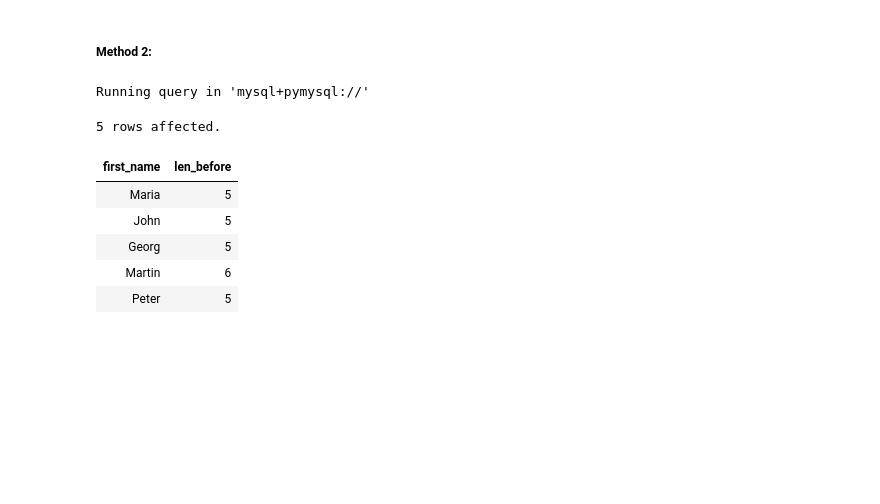
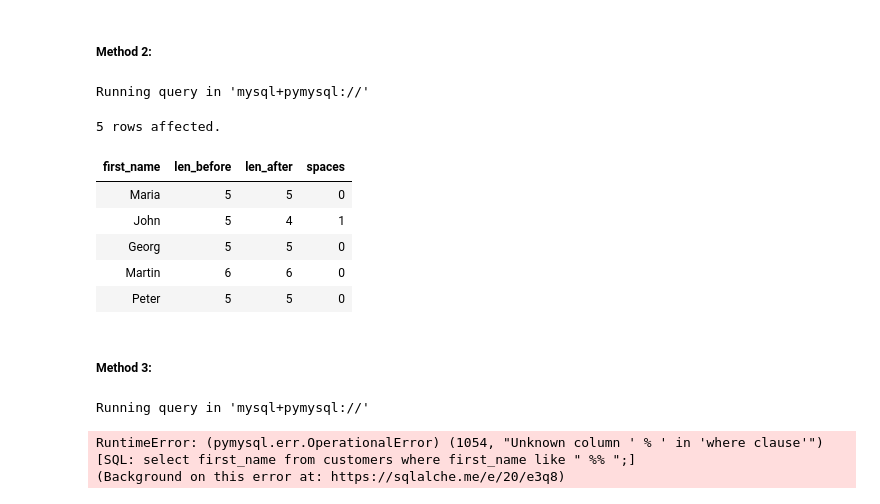
Before and after one commit to the-naman/Learn, a Jupyter notebook: SQL/SQL by Barra/My Notes/06. I - Row-Level Functions.ipynb, the cells around one changed output. Cells and saved outputs as stored; diff of their text form; code cells hidden in the pictures; blank space fills up the shorter version.

```diff
--- a/SQL/SQL by Barra/My Notes/06. I - Row-Level Functions.ipynb
+++ b/SQL/SQL by Barra/My Notes/06. I - Row-Level Functions.ipynb
@@ -120,15 +120,30 @@ Running query in 'mysql+pymysql://'
 | John |
 # %% [markdown]
 ##### Method 2:
+# %%
+%%sql
+select first_name,
+    length(first_name) as len_before,
+    length(trim(first_name)) as len_after,
+    (length(first_name) - length(trim(first_name))) as spaces
+from customers;
+-- where length(first_name) != length(trim(first_name));
+# %% [output]
+Running query in 'mysql+pymysql://'
+5 rows affected.
+| first_name | len_before | len_after | spaces |
+| Maria | 5 | 5 | 0 |
+| John | 5 | 4 | 1 |
+| Georg | 5 | 5 | 0 |
+| Martin | 6 | 6 | 0 |
+| Peter | 5 | 5 | 0 |
+# %% [markdown]
+##### Method 3:
 # %%
 %%sql
-select first_name, length(first_name) as len_before from customers;
+select first_name from customers where first_name like " % ";
 # %% [output]
 Running query in 'mysql+pymysql://'
-5 rows affected.
+RuntimeError: (pymysql.err.OperationalError) (1054, "Unknown column ' % ' in 'where clause'")
+[SQL: select first_name from customers where first_name like " %% ";]
+(Background on this error at: https://sqlalche.me/e/20/e3q8)
-| first_name | len_before |
-| Maria | 5 |
-| John | 5 |
-| Georg | 5 |
-| Martin | 6 |
-| Peter | 5 |
```
